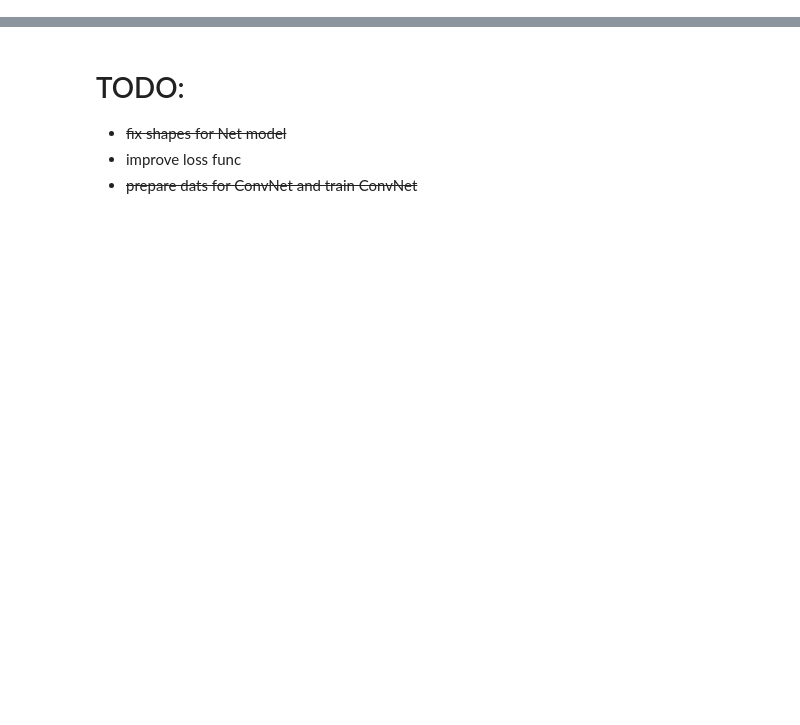
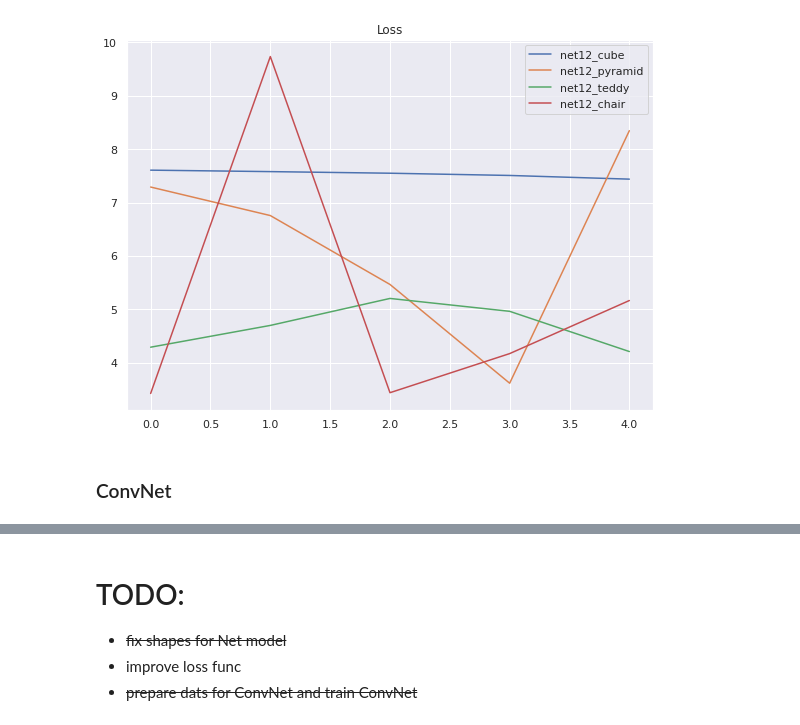
Before and after one commit to sashatr/sdf_playground, a Jupyter notebook: sdf_for_3d.ipynb, the cells around one changed output, grey strips where cells are left out. Cells and saved outputs as stored; diff of their text form; code cells hidden in the pictures; blank space fills up the shorter version.

```diff
--- a/sdf_for_3d.ipynb
+++ b/sdf_for_3d.ipynb
@@ -328,0 +181,8 @@ output_net7, output_net12 , output_cnn
+# %%
+for name, dataloader in datasets.items():
+    print(f">Train model for *{name}* dataset..")
+    losses[f'net12_{name}']  = train(net12, train_dl, 5, 2)
+    print(" Saveing model.. OK.")
+    torch.save(net12, f"models/net12_{name}.pt")
+    torch.cuda.empty_cache()
+    print('\n')
@@ -328,0 +207,7 @@ output_net7, output_net12 , output_cnn
+# %%
+plots = filter(lambda x: x.startswith('net12'), losses.keys())
+loss_graph(losses, list(plots))
+# %% [output]
+[figure, added]
+# %% [markdown]
+### ConvNet
```
Also changed, not shown: parts of 63 cells of this notebook, 21 other files.
